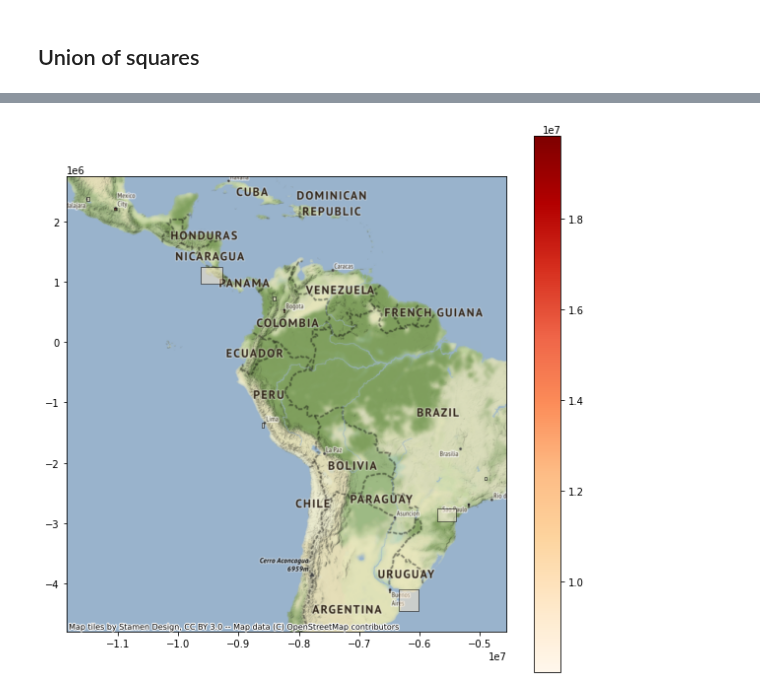
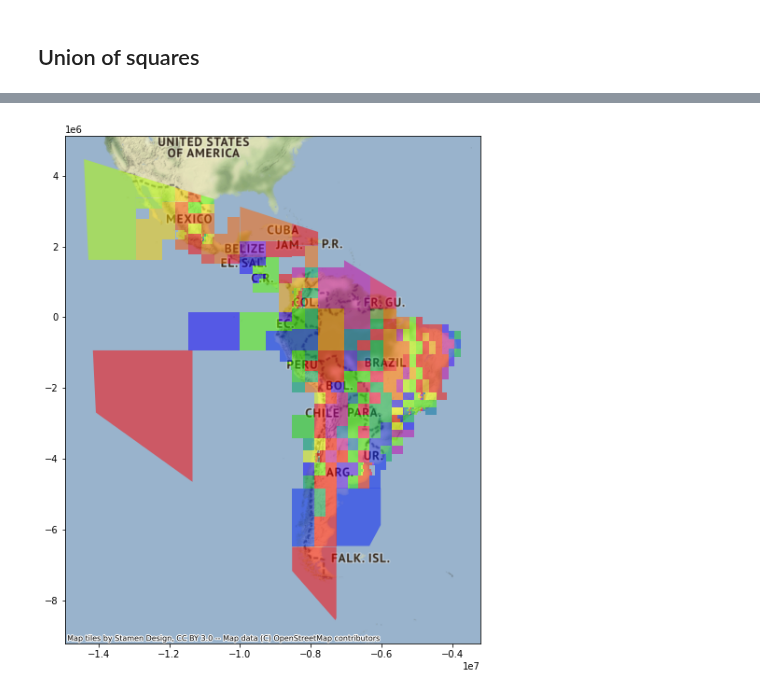
Before and after one commit to EL-BID/IDB-IDB-Invest-Coronavirus-Impact-Dashboard, a Jupyter notebook: notebooks/katana_bounds.ipynb, the cells around one changed output, grey strips where cells are left out. Drawn from its saved outputs; the diff is of its cells as text; code cells hidden in the pictures.

Commit message:
union and of polygons and difference

```diff
--- a/notebooks/katana_bounds.ipynb
+++ b/notebooks/katana_bounds.ipynb
@@ -829,3 +844,5 @@ tab = gpd.GeoDataFrame(tab, geometry='geometry')
 # %%
-tab = pd.read_csv(f"{path_s3}/geo_partition/dist/distribution_{cm}.csv")[['geo_id', 'lines', 'jams']]
-tab.shape
+dist_union = pd.read_csv(f"{path_s3}/geo_partition/dist/distribution_{cm}.csv")
+df = dist_union[['geo_id', 'lines', 'jams', 'share_jams']] \
+    .assign(group = 0,
+            togroup = lambda x:x.share_jams < .016)
@@ -843,0 +918,21 @@ logger.debug(f"Redo: {len(squares)}")
+# %%
+def polygon_to_multipolygon(strings):
+    #strings = strings.tolist()
+    new_strings = []
+    for string in strings:
+        new_strings.append(string.replace("POLYGON ", " "))
+
+    new_string = 'MULTIPOLYGON (' + ', '.join(new_strings) + ')'
+
+    return(new_string)
+# %%
+df_geo_partition = df_final \
+    .groupby('group')\
+    .geo_id.agg(polygon_to_multipolygon)\
+    .reset_index()\
+    .rename(columns={'geo_id':'geo_partition_wkt'}) \
+    .merge(df_final \
+               .groupby('group')\
+               .share_jams.agg(sum)\
+               .reset_index())
+df_final.merge(df_geo_partition).head()
@@ -844,11 +946,12 @@ logger.debug(f"Redo: {len(squares)}")
 # %%
-
-tab = gpd.GeoDataFrame(squares)
-tab['geometry'] = gpd.GeoSeries.from_wkt(tab['geo_id'])
-tab.crs = "EPSG:4326"
-tab = tab.to_crs(epsg=3857)
-ax = tab.plot(figsize=(10, 10), alpha=0.5, edgecolor='k',
-              column='jams',legend=True, cmap='OrRd')
-ctx.add_basemap(ax)
+figures = True
+if figures:
+    tab = gpd.GeoDataFrame(df_geo_partition)
+    tab['geometry'] = gpd.GeoSeries.from_wkt(tab['geo_partition_wkt'])
+    tab.crs = "EPSG:4326"
+    tab = tab.to_crs(epsg=3857)
+    ax = tab.plot(figsize=(10, 10), alpha=0.5,
+                  column='group',legend=False, cmap='prism')
+    ctx.add_basemap(ax)
 # %% [output]
-[figure, old version]
+[figure, new version]
```
Also changed, not shown: parts of 27 cells of this notebook, 1 other file.
